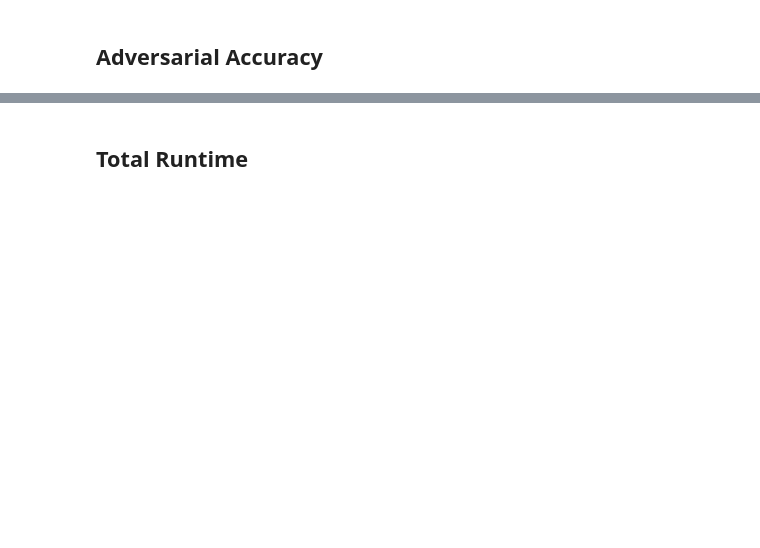
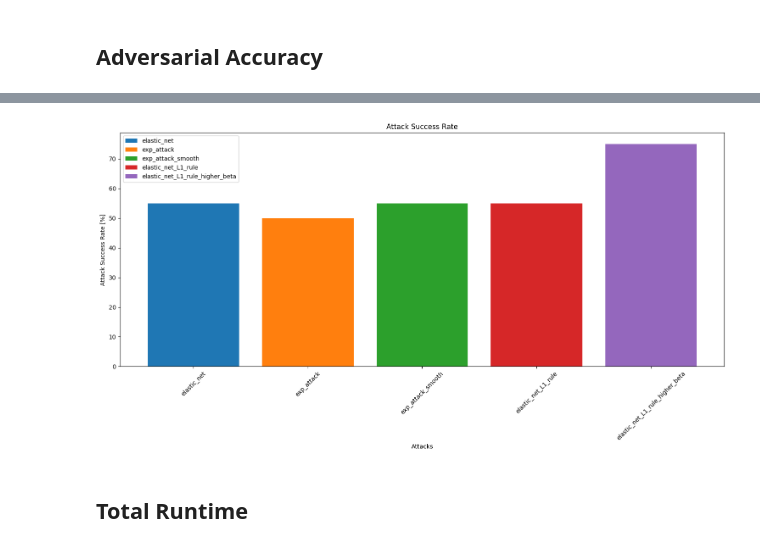
Before and after one commit to Georgsiedel/elastic_net_adversarial_attack, a Jupyter notebook: AdversarialDistance_attack_comparison.ipynb, the cells around one changed output, grey strips where cells are left out. Cells and saved outputs as stored; diff of their text form; code cells hidden in the pictures; blank space fills up the shorter version.

```diff
--- a/AdversarialDistance_attack_comparison.ipynb
+++ b/AdversarialDistance_attack_comparison.ipynb
@@ -295,13 +62,17 @@ def calculation(art_net, fb_net, net, xtest, ytest, epsilon, eps_iter, norm, max
+# %%
+model = 'Wang2023Better_WRN-28-10' #MainiAVG, MainiMSD, CroceL1, Wang2023Better_WRN-28-10
+model_norm = 'Linf'
+net, art_net, fb_net = utils.get_model(modelname=model, norm=model_norm)
 # %% [markdown]
 ## Parameters
 # %%
 norm = 1  # 1, 2, np.inf
-max_iterations_fast_attacks = 10
-max_iterations_slow_attacks = 10
+max_iterations_fast_attacks = 20
+max_iterations_slow_attacks = 20
 eps_iter = 0.15
 epsilon = 12
 # %% [markdown]
 ## Load the dataset
 # %%
-splitsize = 50      # full, int: splitsize
-xtest, ytest = load_dataset(dataset_split=splitsize)
+splitsize = 20 # full, int: splitsize
+xtest, ytest = utils.load_dataset(dataset_split=splitsize)
@@ -322,8 +97,8 @@ attack_types = [#'fast_gradient_method', #bounded-full
                 'elastic_net', #not-bounded
                 'exp_attack',
                 'exp_attack_smooth',
-                #'elastic_net_L1_rule', #not-bounded
-                #'elastic_net_L1_rule_higher_beta', #not-bounded
+                'elastic_net_L1_rule', #not-bounded
+                'elastic_net_L1_rule_higher_beta', #not-bounded
                 #'ART_AutoAttack', #bounded-full
                 #'original_AutoAttack', #bounded-full
                 ]
@@ -333,7 +108,7 @@ results_dict = {}
 for attack_type in attack_types:
     results_dict[attack_type] = {}
     print(f'\t\t-------------------------- Processing Attack: {attack_type} --------------------------\n')
-    results_dict[attack_type]["adversarial_distance"], results_dict[attack_type]["runtime"], results_dict[attack_type]["adversarial_accuracy"] , results_dict[attack_type]["attack_success_rate"] = calculation(
+    results_dict[attack_type]["adversarial_distance"], results_dict[attack_type]["runtime"], results_dict[attack_type]["adversarial_accuracy"], results_dict[attack_type]["attack_success_rate"], results_dict[attack_type]["attack_success_rate_in_epsilon"] = attack_utils.calculation(
                                                         art_net=art_net,
                                                         fb_net=fb_net,
                                                         net = net,
@@ -426,3 +225,16 @@ plt.show()
+# %%
+plt.figure(figsize=(15, 8))
+for attack_type in attack_types:
+  plt.bar(attack_type, results_dict[attack_type]['attack_success_rate_in_epsilon'], label=attack_type)
+plt.xlabel('Attacks')
+plt.ylabel('Attack Success Rate [%]')
+plt.xticks(rotation=45)
+plt.legend()
+plt.title('Attack Success Rate')
+plt.tight_layout()
+plt.show()
+# %% [output]
+[figure, added]
 # %% [markdown]
 ## Total Runtime
 # %%
```
Also changed, not shown: parts of 24 cells of this notebook, 12 other files.
